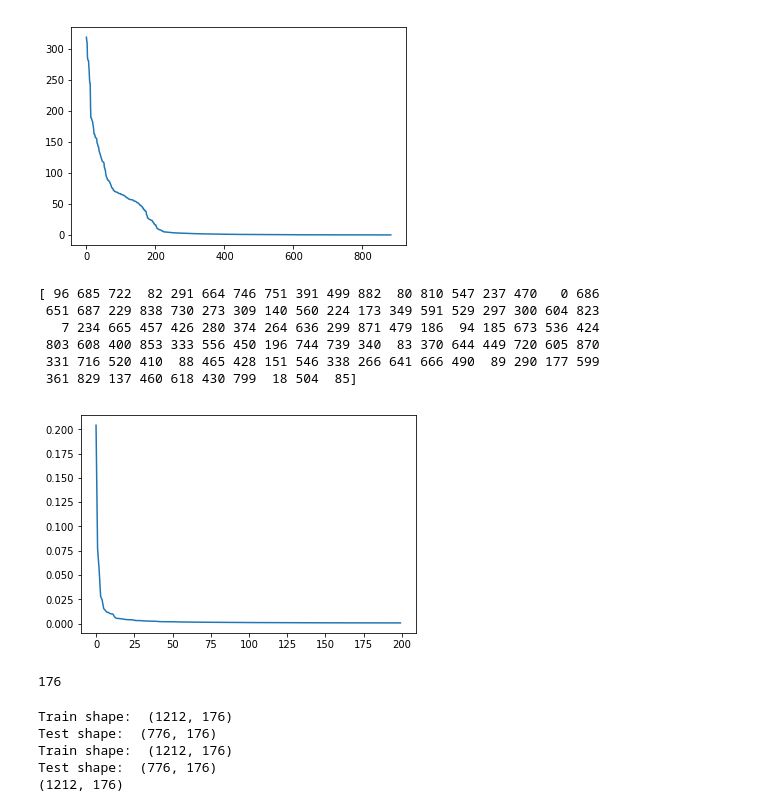
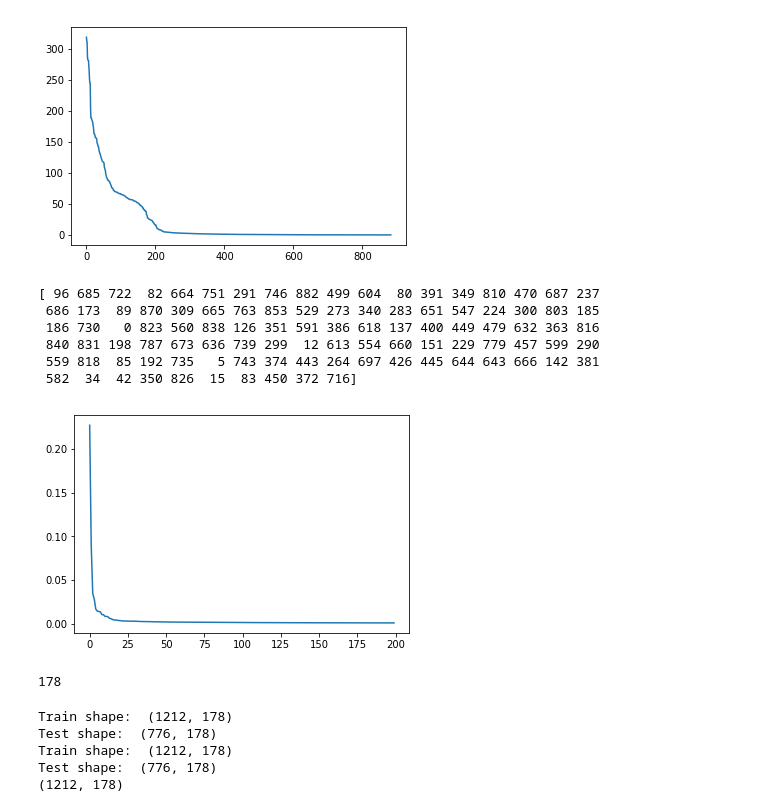
Before and after one commit to alexus37/AML-18, a Jupyter notebook: task1/fv_keras_optimization.ipynb, the cells around one changed output. Drawn from its saved outputs; the diff is of its cells as text; code cells hidden in the pictures.

```diff
--- a/task1/fv_keras_optimization.ipynb
+++ b/task1/fv_keras_optimization.ipynb
@@ -50,7 +73,7 @@ Train shape:  (1212, 887)
 Test shape:  (776, 887)
 # %%
 def remove_outliers(X_train, Y_train):
-    rng = np.random.RandomState(42)
+    rng = np.random.RandomState(seed)
     isoForest = IsolationForest(behaviour='new', max_samples=100, random_state=rng, contamination='auto')
     outliers = isoForest.fit_predict(X_train)
     print("Removed {} Outliers".format((outliers < 0).sum()))
@@ -117,28 +140,28 @@ print(len(indices_fr))
 # %%
 #Extract feature importance of Random Forest & find intersection/union with f_regression ones
 
 n_features_rf = 100
-
-rf = RandomForestRegressor(n_jobs=-1, n_estimators=50)
+rng = np.random.RandomState(seed)
+rf = RandomForestRegressor(n_jobs=-1, n_estimators=50, random_state=rng)
 rf.fit(X_train_scaled,Y_train_no_outlier)
 
 scores = list(rf.feature_importances_)
 my_rf_features = np.asarray(scores)
 
 plt.plot((-1*np.sort(-1*my_rf_features))[0:200]);
 
 indices_rf = my_rf_features.argsort()[-n_features_rf:][::-1]
 
 print(indices_rf)
 #print(-1*np.sort(-1*rf.feature_importances_));
 # %% [output]
-[ 96 685 722  82 291 664 746 751 391 499 882  80 810 547 237 470   0 686
- 651 687 229 838 730 273 309 140 560 224 173 349 591 529 297 300 604 823
-   7 234 665 457 426 280 374 264 636 299 871 479 186  94 185 673 536 424
- 803 608 400 853 333 556 450 196 744 739 340  83 370 644 449 720 605 870
- 331 716 520 410  88 465 428 151 546 338 266 641 666 490  89 290 177 599
- 361 829 137 460 618 430 799  18 504  85]
+[ 96 685 722  82 664 751 291 746 882 499 604  80 391 349 810 470 687 237
+ 686 173  89 870 309 665 763 853 529 273 340 283 651 547 224 300 803 185
+ 186 730   0 823 560 838 126 351 591 386 618 137 400 449 479 632 363 816
+ 840 831 198 787 673 636 739 299  12 613 554 660 151 229 779 457 599 290
+ 559 818  85 192 735   5 743 374 443 264 697 426 445 644 643 666 142 381
+ 582  34  42 350 826  15  83 450 372 716]
-[figure, old version]
+[figure, new version]
 # %%
 # Find intersection/union between best f_regression features and random forest's
 
@@ -148,7 +171,7 @@ print(indices_rf)
 indices = list(np.union1d(indices_rf, indices_fr))
 print(len(indices))
 # %% [output]
-176
+178
 # %%
 #Extract the feature selected from dataset
 
@@ -164,11 +187,11 @@ X_train_subset, X_test_subset = scale_data(X_train_subset, X_test_subset)
 
 print(X_train_subset.shape)
 # %% [output]
-Train shape:  (1212, 176)
-Test shape:  (776, 176)
-Train shape:  (1212, 176)
-Test shape:  (776, 176)
-(1212, 176)
+Train shape:  (1212, 178)
+Test shape:  (776, 178)
+Train shape:  (1212, 178)
+Test shape:  (776, 178)
+(1212, 178)
 # %%
 from keras.models import Sequential
 from keras.layers import Dense
```
Also changed, not shown: parts of 7 cells of this notebook, 7 other files.
